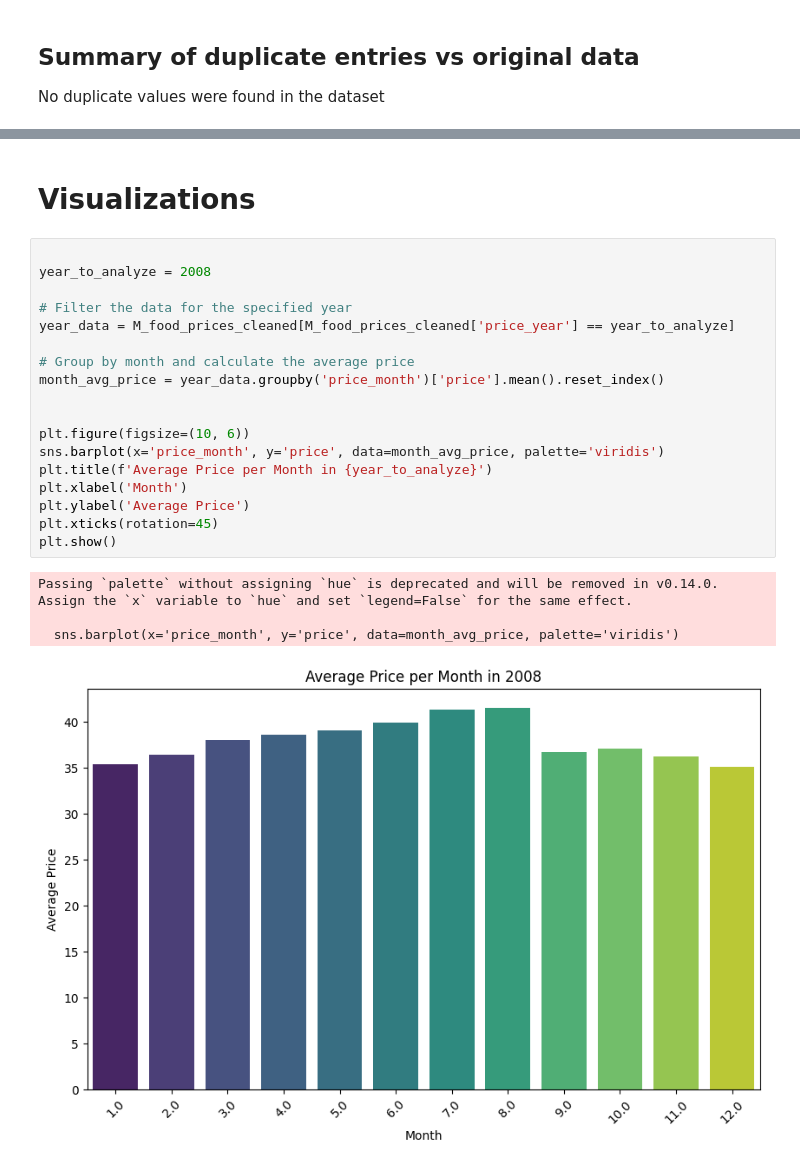
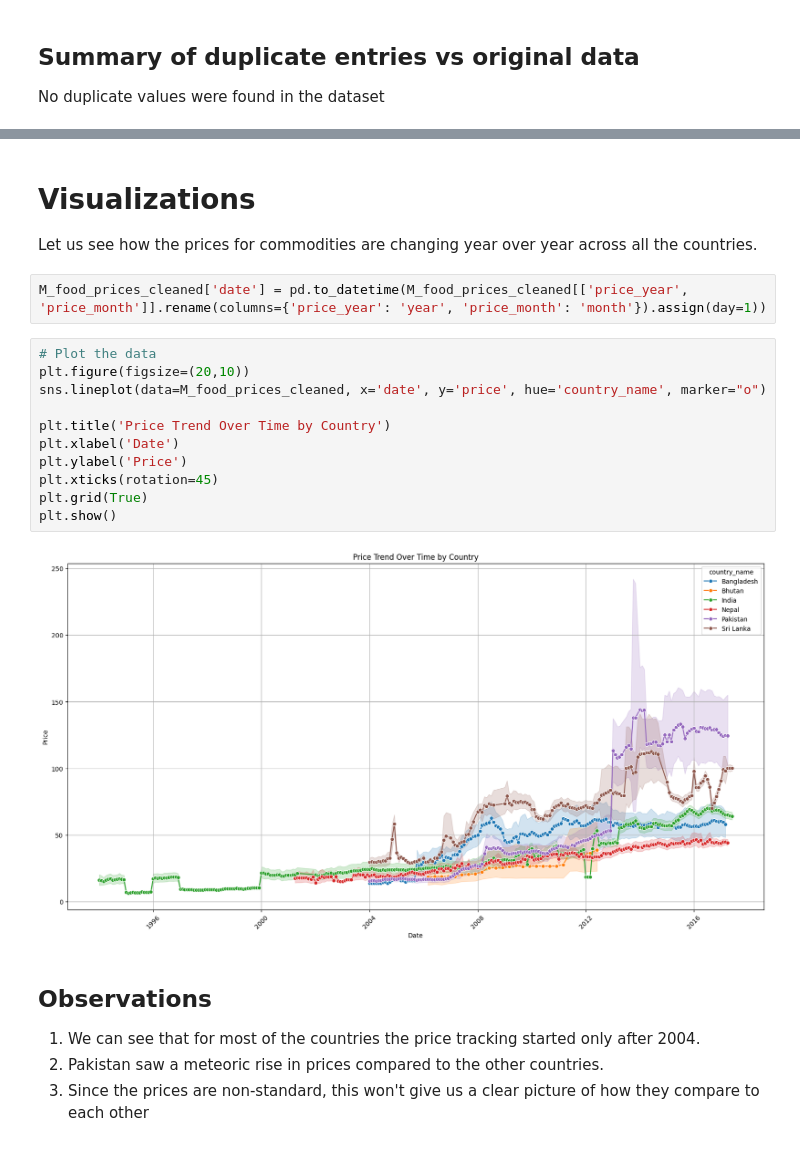
Before and after one commit to raghuveerv/CommodityPricePredictor, a Jupyter notebook: Raghuveer-Explore.ipynb, the cells around one changed output, grey strips where cells are left out. Saved outputs shown, nothing was run; the diff lists cells and outputs as text.

```diff
--- a/Raghuveer-Explore.ipynb
+++ b/Raghuveer-Explore.ipynb
@@ -87,28 +107,28 @@ M_food_prices_cleaned.head(5)
 | 12665 | 23 | Bangladesh | 575 | Barisal | 112 | Barisal Division | 58 | Wheat flour | ... |
 | 12666 | 23 | Bangladesh | 575 | Barisal | 112 | Barisal Division | 58 | Wheat flour | ... |
 | 12667 | 23 | Bangladesh | 575 | Barisal | 112 | Barisal Division | 58 | Wheat flour | ... |
-# %% [markdown]
-# Visualizations
+# %% [markdown]
+# Visualizations
+
+Let us see how the prices for commodities are changing year over year across all the countries.
+# %%
+M_food_prices_cleaned['date'] = pd.to_datetime(M_food_prices_cleaned[['price_year', 'price_month']].rename(columns={'price_year': 'year', 'price_month': 'month'}).assign(day=1))
 # %%
+# Plot the data
+plt.figure(figsize=(20,10))
+sns.lineplot(data=M_food_prices_cleaned, x='date', y='price', hue='country_name', marker="o")
 
-year_to_analyze = 2008
-
-# Filter the data for the specified year
-year_data = M_food_prices_cleaned[M_food_prices_cleaned['price_year'] == year_to_analyze]
-
-# Group by month and calculate the average price
-month_avg_price = year_data.groupby('price_month')['price'].mean().reset_index()
-
-
-plt.figure(figsize=(10, 6))
-sns.barplot(x='price_month', y='price', data=month_avg_price, palette='viridis')
-plt.title(f'Average Price per Month in {year_to_analyze}')
-plt.xlabel('Month')
-plt.ylabel('Average Price')
+plt.title('Price Trend Over Time by Country')
+plt.xlabel('Date')
+plt.ylabel('Price')
 plt.xticks(rotation=45)
+plt.grid(True)
 plt.show()
 # %% [output]
-Passing `palette` without assigning `hue` is deprecated and will be removed in v0.14.0. Assign the `x` variable to `hue` and set `legend=False` for the same effect.
-
-  sns.barplot(x='price_month', y='price', data=month_avg_price, palette='viridis')
-[figure, old version]
+[figure, new version]
+# %% [markdown]
+## Observations
+
+1. We can see that for most of the countries the price tracking started only after 2004.
+2. Pakistan saw a meteoric rise in prices compared to the other countries.
+3. Since the prices are non-standard, this won't give us a clear picture of how they compare to each other
```
Also changed, not shown: parts of 14 cells of this notebook, 1 other file.
